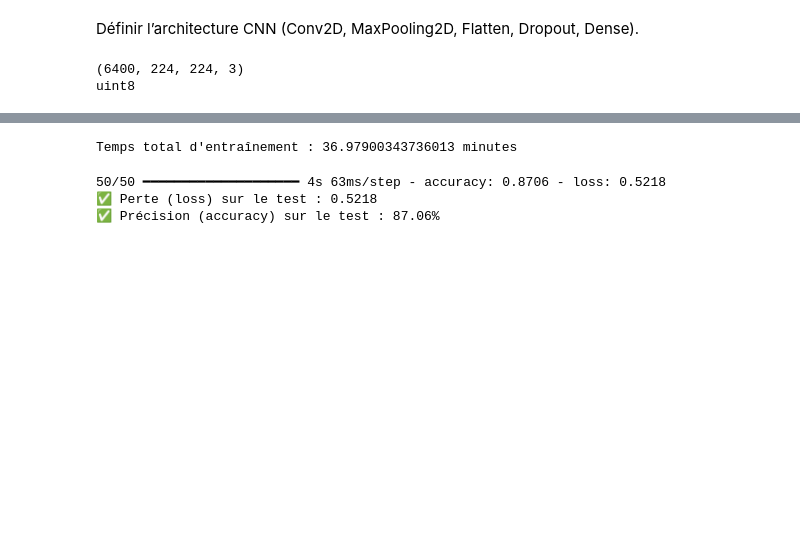
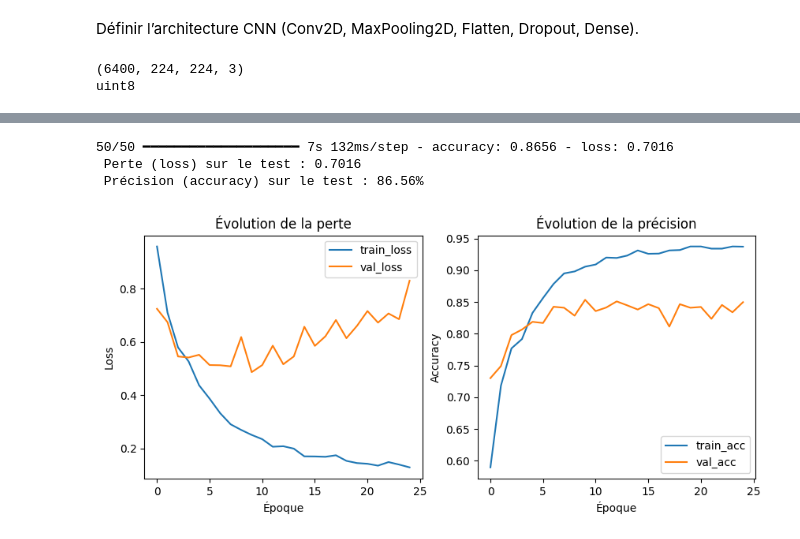
Before and after one commit to YounessBoumeshouli/BrainScan, a Jupyter notebook: main.ipynb, the cells around one changed output, grey strips where cells are left out. Drawn from its saved outputs; the diff is of its cells as text; code cells hidden in the pictures; blank space fills up the shorter version.

Commit message:
BRAIN-25 Visualiser les courbes d’accuracy et de loss.

```diff
--- a/main.ipynb
+++ b/main.ipynb
@@ -318,23 +346,25 @@ import keras
 import time
 start = time.time()
 EPOCHS =  25
-checkpoint_filepath = '/tmp/ckpt/checkpoint.model.weights.h5'
+checkpoint_filepath = 'checkpoints/model7/checkpoint_epoch_{epoch:02d}.model.keras'
+
 model_checkpoint_callback = keras.callbacks.ModelCheckpoint(
     filepath=checkpoint_filepath,
     monitor='val_accuracy',
     mode='max',
-    save_weights_only=True,
-    save_best_only=False)
+    save_best_only=False,
+    save_weights_only=False,
+    verbose=1
+)
 
-model.fit(
+history = model.fit(
         X_train_scaled,
         y_train,
-        batch_size=32,
+        batch_size=16,
         epochs=EPOCHS,
+        validation_split= 0.5,
         callbacks = [model_checkpoint_callback]
     )
 
-
-model.load_weights(checkpoint_filepath)
 end = time.time()
 print("Temps total d'entraînement :", (end - start)/60, "minutes")
@@ -341,14 +389,8 @@ print("Temps total d'entraînement :", (end - start)/60, "minutes")
-# %%
-model.load_weights(checkpoint_filepath)
-end = time.time()
-print("Temps total d'entraînement :", (end - start)/60, "minutes")
-# %% [output]
-Temps total d'entraînement : 36.97900343736013 minutes
 # %%
 loss, accuracy = model.evaluate(X_test_scaled, y_test , batch_size  = 32)
-print(f"✅ Perte (loss) sur le test : {loss:.4f}")
-print(f"✅ Précision (accuracy) sur le test : {accuracy*100:.2f}%")
+print(f" Perte (loss) sur le test : {loss:.4f}")
+print(f" Précision (accuracy) sur le test : {accuracy*100:.2f}%")
 # %% [output]
-50/50 ━━━━━━━━━━━━━━━━━━━━ 4s 63ms/step - accuracy: 0.8706 - loss: 0.5218
-✅ Perte (loss) sur le test : 0.5218
-✅ Précision (accuracy) sur le test : 87.06%
+50/50 ━━━━━━━━━━━━━━━━━━━━ 7s 132ms/step - accuracy: 0.8656 - loss: 0.7016
+ Perte (loss) sur le test : 0.7016
+ Précision (accuracy) sur le test : 86.56%
@@ -354,0 +403,24 @@ print(f"✅ Précision (accuracy) sur le test : {accuracy*100:.2f}%")
+# %%
+import matplotlib.pyplot as plt
+
+plt.figure(figsize=(10,4))
+
+plt.subplot(1,2,1)
+plt.plot(history.history['loss'], label='train_loss')
+plt.plot(history.history['val_loss'], label='val_loss')
+plt.title('Évolution de la perte')
+plt.xlabel('Époque')
+plt.ylabel('Loss')
+plt.legend()
+
+plt.subplot(1,2,2)
+plt.plot(history.history['accuracy'], label='train_acc')
+plt.plot(history.history['val_accuracy'], label='val_acc')
+plt.title('Évolution de la précision')
+plt.xlabel('Époque')
+plt.ylabel('Accuracy')
+plt.legend()
+
+plt.show()
+# %% [output]
+[figure, added]
```
Also changed, not shown: parts of 8 cells of this notebook, 1 other file.
